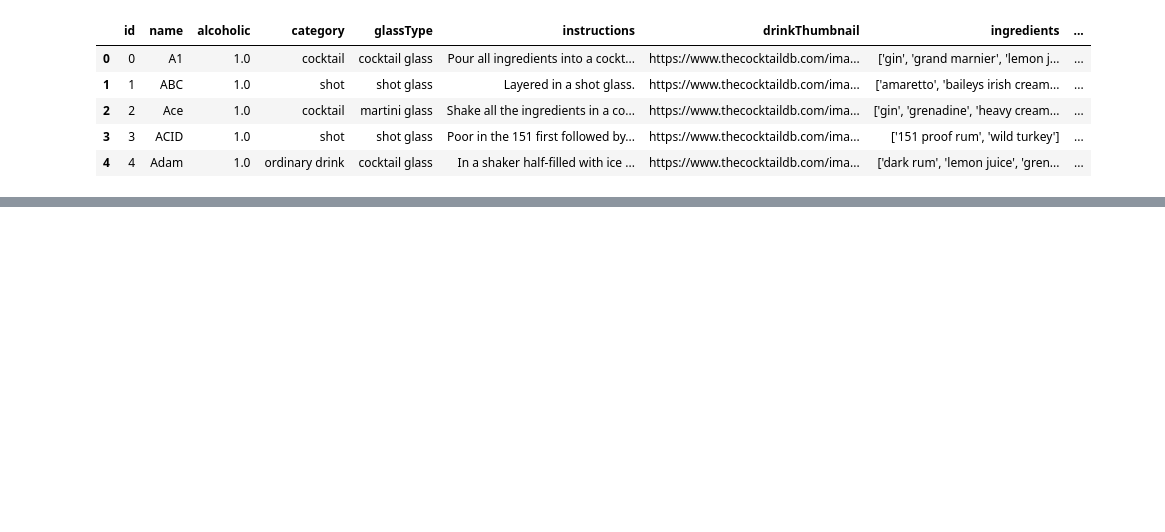
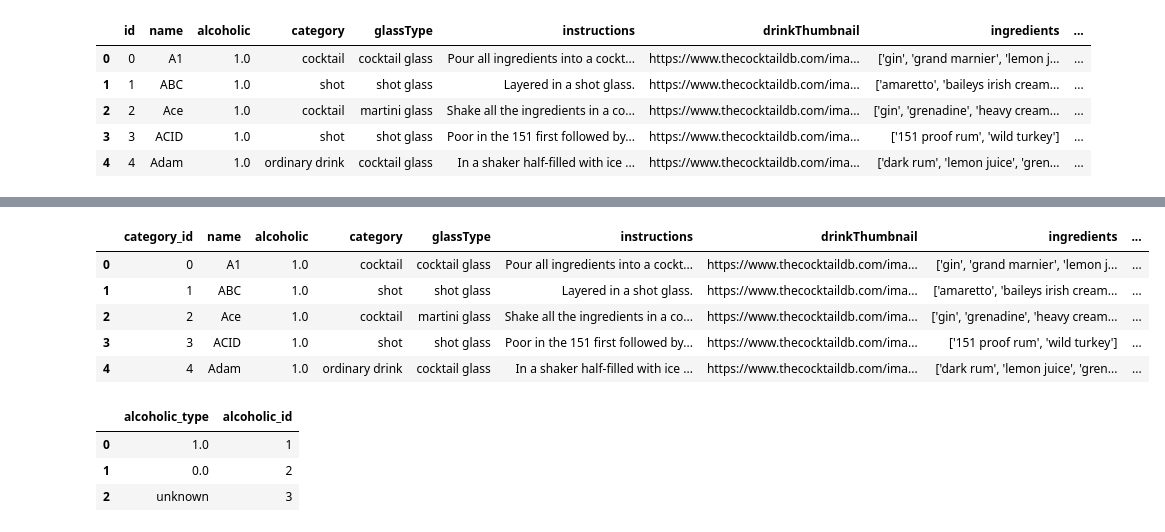
Before and after one commit to lethanhdatphumy/Cocktail-Recommendation-System, a Jupyter notebook: notebooks/03-normalization.ipynb, the cells around one changed output, grey strips where cells are left out. Saved outputs shown, nothing was run; the diff lists cells and outputs as text; code cells hidden in the pictures; blank space fills up the shorter version.

```diff
--- a/notebooks/03-normalization.ipynb
+++ b/notebooks/03-normalization.ipynb
@@ -11,3 +11,14 @@ df.head(5)
 | 2 | 2 | Ace | 1.0 | cocktail | martini glass | Shake all the ingredients in a co... | https://www.thecocktaildb.com/ima... | ['gin', 'grenadine', 'heavy cream... | ... |
 | 3 | 3 | ACID | 1.0 | shot | shot glass | Poor in the 151 first followed by... | https://www.thecocktaildb.com/ima... | ['151 proof rum', 'wild turkey'] | ... |
 | 4 | 4 | Adam | 1.0 | ordinary drink | cocktail glass | In a shaker half-filled with ice ... | https://www.thecocktaildb.com/ima... | ['dark rum', 'lemon juice', 'gren... | ... |
+# %%
+# Step 1: Create categories table (unique values + ID)
+categories = pd.DataFrame({"name": df['category'].unique()})
+categories["category_id"] = categories.index + 1
+
+# Step 2: Merge category_id into df
+df = df.merge(categories, left_on='category', right_on='name', how='left') \
+    .rename(columns={'id': 'category_id'})
+
+df.drop(columns=['name_y'], inplace=True)
+df.rename(columns={'name_x': 'name'}, inplace=True)
@@ -13,0 +34,21 @@ df.head(5)
+# %%
+df.head(5)
+# %% [output]
+|  | category_id | name | alcoholic | category | glassType | instructions | drinkThumbnail | ingredients | ... |
+| 0 | 0 | A1 | 1.0 | cocktail | cocktail glass | Pour all ingredients into a cockt... | https://www.thecocktaildb.com/ima... | ['gin', 'grand marnier', 'lemon j... | ... |
+| 1 | 1 | ABC | 1.0 | shot | shot glass | Layered in a shot glass. | https://www.thecocktaildb.com/ima... | ['amaretto', 'baileys irish cream... | ... |
+| 2 | 2 | Ace | 1.0 | cocktail | martini glass | Shake all the ingredients in a co... | https://www.thecocktaildb.com/ima... | ['gin', 'grenadine', 'heavy cream... | ... |
+| 3 | 3 | ACID | 1.0 | shot | shot glass | Poor in the 151 first followed by... | https://www.thecocktaildb.com/ima... | ['151 proof rum', 'wild turkey'] | ... |
+| 4 | 4 | Adam | 1.0 | ordinary drink | cocktail glass | In a shaker half-filled with ice ... | https://www.thecocktaildb.com/ima... | ['dark rum', 'lemon juice', 'gren... | ... |
+# %%
+# Replace the NaN in alcoholic column by 'unknown'
+df['alcoholic'] = df['alcoholic'].fillna('unknown')
+alcoholic_types = pd.DataFrame({"alcoholic_type": df['alcoholic'].unique()})
+alcoholic_types['alcoholic_id'] = alcoholic_types.index + 1
+df = df.merge(alcoholic_types, left_on='alcoholic', right_on='alcoholic_type', how='left')
+alcoholic_types
+# %% [output]
+|  | alcoholic_type | alcoholic_id |
+| 0 | 1.0 | 1 |
+| 1 | 0.0 | 2 |
+| 2 | unknown | 3 |
```
Also changed, not shown: parts of 4 cells of this notebook, 1 other file.
